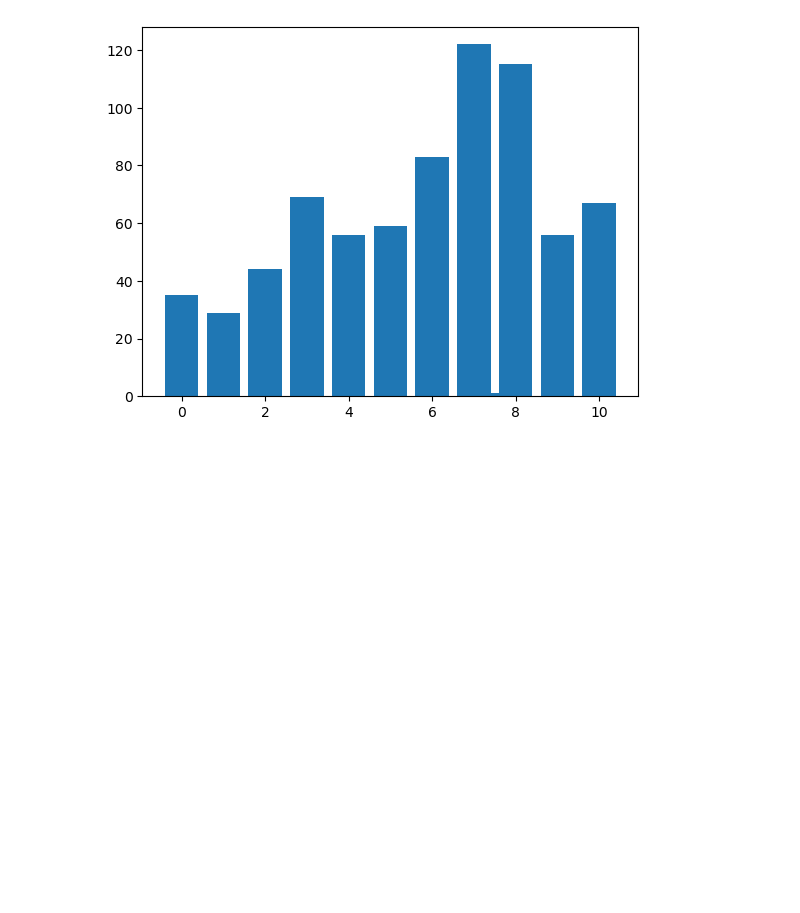
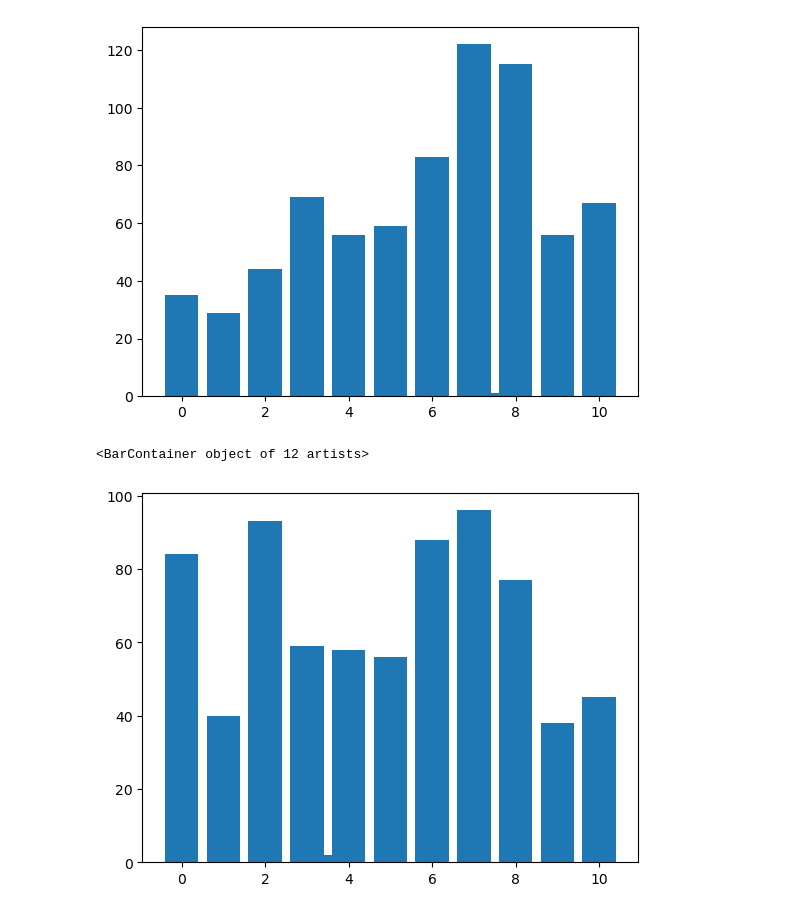
Before and after one commit to pcmoraesmenezes/Exploring-Correlations-Between-Musical-Preferences-and-Mental-Health-A-Machine-Learning-Approach, a Jupyter notebook: código/main.ipynb, the cells around one changed output. Cells and saved outputs as stored; diff of their text form; code cells hidden in the pictures; blank space fills up the shorter version.

```diff
--- a/código/main.ipynb
+++ b/código/main.ipynb
@@ -118,3 +118,9 @@ plt.bar(distribuicao_ansiedade.index, distribuicao_ansiedade.values)
 # %% [output]
 <BarContainer object of 12 artists>
 [figure]
+# %%
+dist_depressao = DATA_FRAME['Depression'].value_counts()
+plt.bar(dist_depressao.index, dist_depressao.values)
+# %% [output]
+<BarContainer object of 12 artists>
+[figure, added]
```
Also changed, not shown: parts of 2 cells of this notebook.
